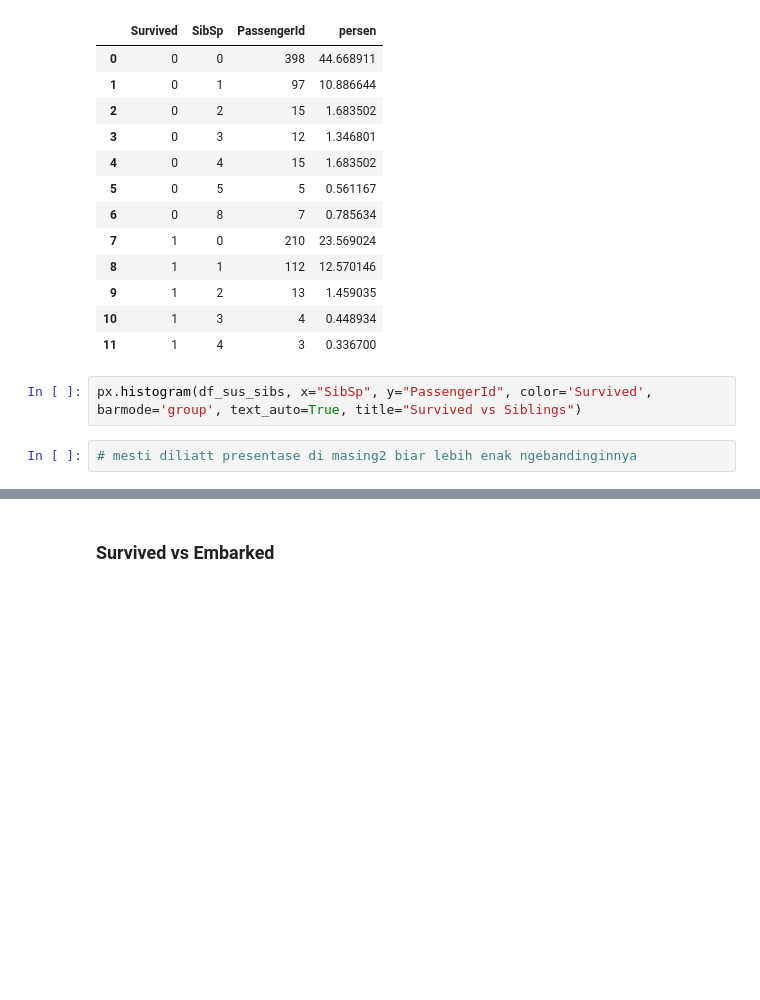
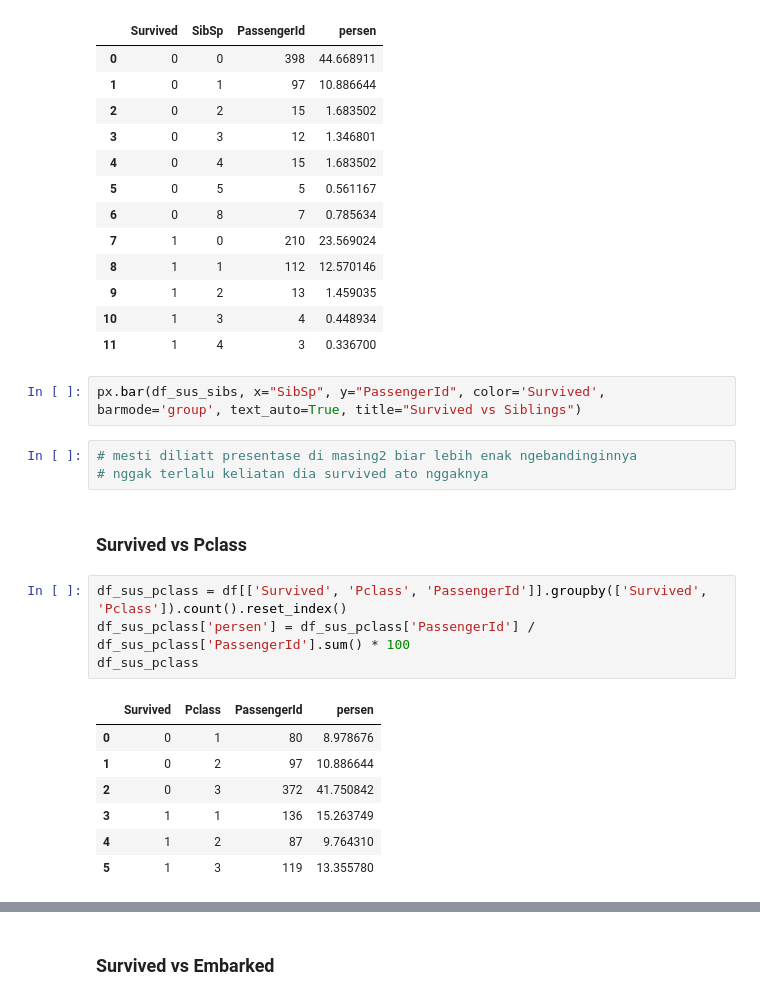
Before and after one commit to ElectricSunset/kaggling, a Jupyter notebook: getting-started/titanic/titanic-explore.ipynb, the cells around one changed output, grey strips where cells are left out. Drawn from its saved outputs; the diff is of its cells as text; blank space fills up the shorter version.

```diff
--- a/getting-started/titanic/titanic-explore.ipynb
+++ b/getting-started/titanic/titanic-explore.ipynb
@@ -337,6 +337,21 @@ df_sus_sibs
 | 10 | 1 | 3 | 4 | 0.448934 |
 | 11 | 1 | 4 | 3 | 0.336700 |
 # %%
-px.histogram(df_sus_sibs, x="SibSp", y="PassengerId", color='Survived', barmode='group', text_auto=True, title="Survived vs Siblings")
+px.bar(df_sus_sibs, x="SibSp", y="PassengerId", color='Survived', barmode='group', text_auto=True, title="Survived vs Siblings")
 # %%
 # mesti diliatt presentase di masing2 biar lebih enak ngebandinginnya
+# nggak terlalu keliatan dia survived ato nggaknya
+# %% [markdown]
+### Survived vs Pclass
+# %%
+df_sus_pclass = df[['Survived', 'Pclass', 'PassengerId']].groupby(['Survived', 'Pclass']).count().reset_index()
+df_sus_pclass['persen'] = df_sus_pclass['PassengerId'] / df_sus_pclass['PassengerId'].sum() * 100
+df_sus_pclass
+# %% [output]
+|  | Survived | Pclass | PassengerId | persen |
+| 0 | 0 | 1 | 80 | 8.978676 |
+| 1 | 0 | 2 | 97 | 10.886644 |
+| 2 | 0 | 3 | 372 | 41.750842 |
+| 3 | 1 | 1 | 136 | 15.263749 |
+| 4 | 1 | 2 | 87 | 9.764310 |
+| 5 | 1 | 3 | 119 | 13.355780 |
```
Also changed, not shown: parts of 18 cells of this notebook, 1 other file.
